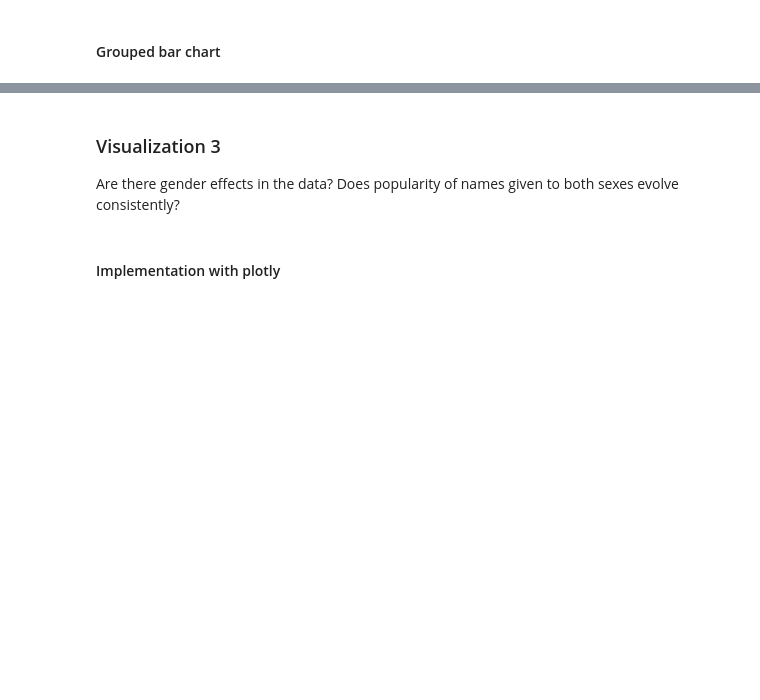
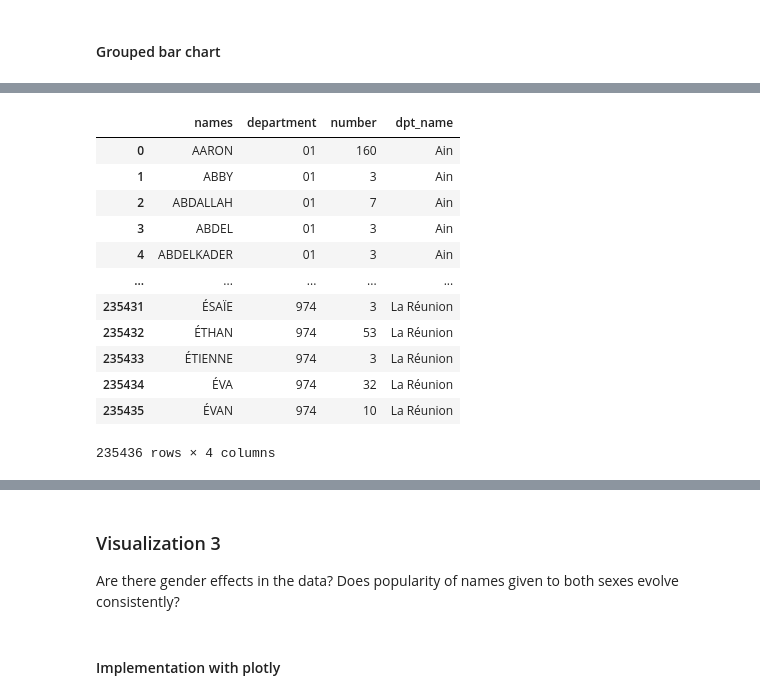
Before and after one commit to liadsantos/baby_names_visualization, a Jupyter notebook: implementations.ipynb, the cells around one changed output, grey strips where cells are left out. Drawn from its saved outputs; the diff is of its cells as text; code cells hidden in the pictures; blank space fills up the shorter version.

```diff
--- a/implementations.ipynb
+++ b/implementations.ipynb
@@ -29,7 +29,7 @@ if colab:
 
     path = '/content/drive/MyDrive/IGRMiniProject/baby_names_visualization/'
 else:
-    path = './'
+    path = './data/'
 # %%
 # Reference to data
 baby_names = pd.read_csv(path + 'dpt2020.csv', delimiter=';')
@@ -284,0 +285,9 @@ grouped_bar_chart
+# %%
+# Dataframe to work with visualization 2
+baby_names_vis2 = baby_names
+
+# crete dataframe from json department regions
+df_departments = pd.read_json(path + 'departements-region.json')
+df_departments['num_dep'] = df_departments['num_dep'].apply(str)     # make sure every dpt is a string
+
+df_departments
@@ -284,0 +308,32 @@ grouped_bar_chart
+# %%
+# Sum the number of babies by department according to the name
+n_names = baby_names_vis2.groupby(['dpt', 'preusuel'])['nombre'].sum().reset_index()
+
+# Create new dataframe with this data
+new_baby_names_vis2 = pd.DataFrame({
+    'names': n_names['preusuel'],
+    'department': n_names['dpt'],
+    'number': n_names['nombre'],
+})
+
+# Map as dictionary
+department_mapping = dict(zip(df_departments['num_dep'], df_departments['dep_name']))
+
+# Map all the dictionary to dataframe of vis2
+new_baby_names_vis2['dpt_name'] = new_baby_names_vis2['department'].map(department_mapping)
+
+new_baby_names_vis2
+# %% [output]
+|  | names | department | number | dpt_name |
+| 0 | AARON | 01 | 160 | Ain |
+| 1 | ABBY | 01 | 3 | Ain |
+| 2 | ABDALLAH | 01 | 7 | Ain |
+| 3 | ABDEL | 01 | 3 | Ain |
+| 4 | ABDELKADER | 01 | 3 | Ain |
+| ... | ... | ... | ... | ... |
+| 235431 | ÉSAÏE | 974 | 3 | La Réunion |
+| 235432 | ÉTHAN | 974 | 53 | La Réunion |
+| 235433 | ÉTIENNE | 974 | 3 | La Réunion |
+| 235434 | ÉVA | 974 | 32 | La Réunion |
+| 235435 | ÉVAN | 974 | 10 | La Réunion |
+235436 rows × 4 columns
```
Also changed, not shown: parts of 8 cells of this notebook, 4 other files.
